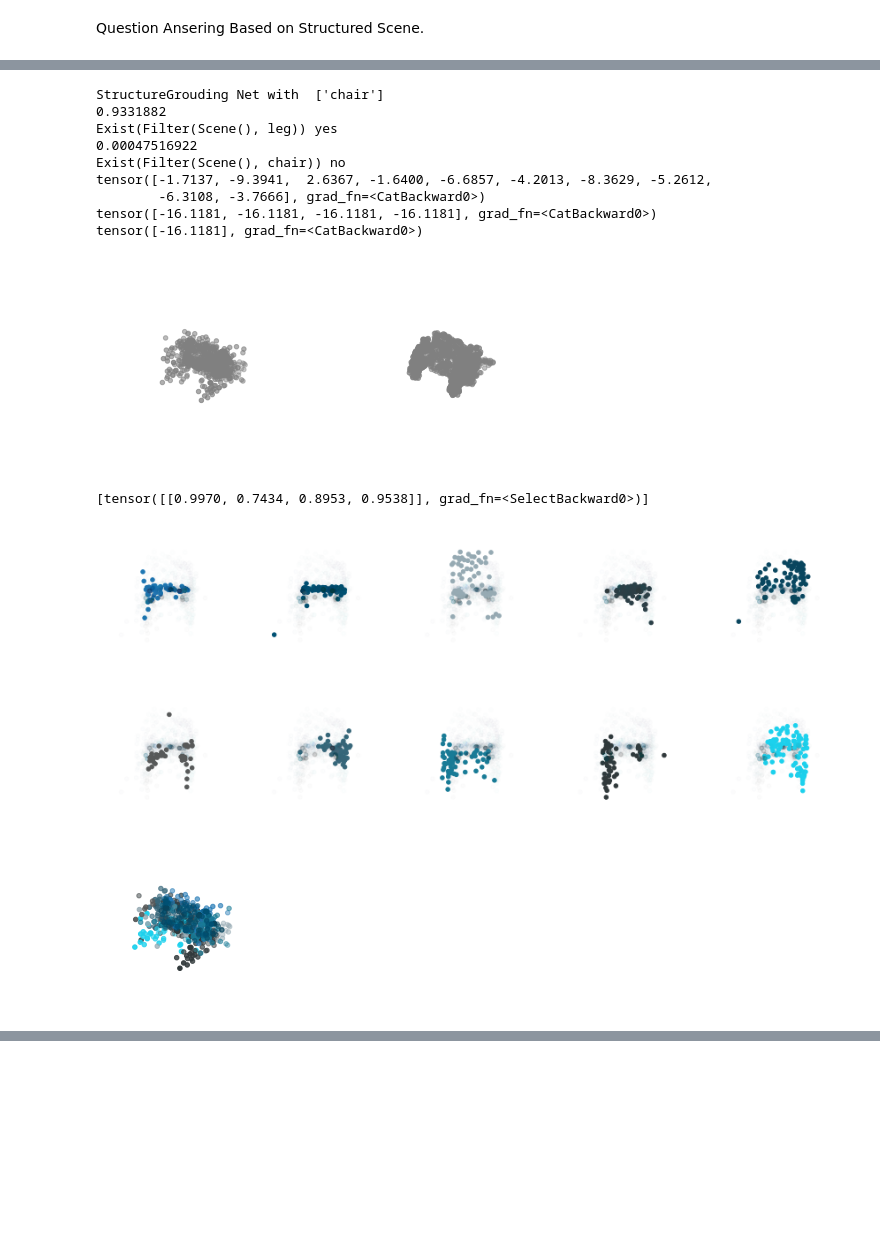
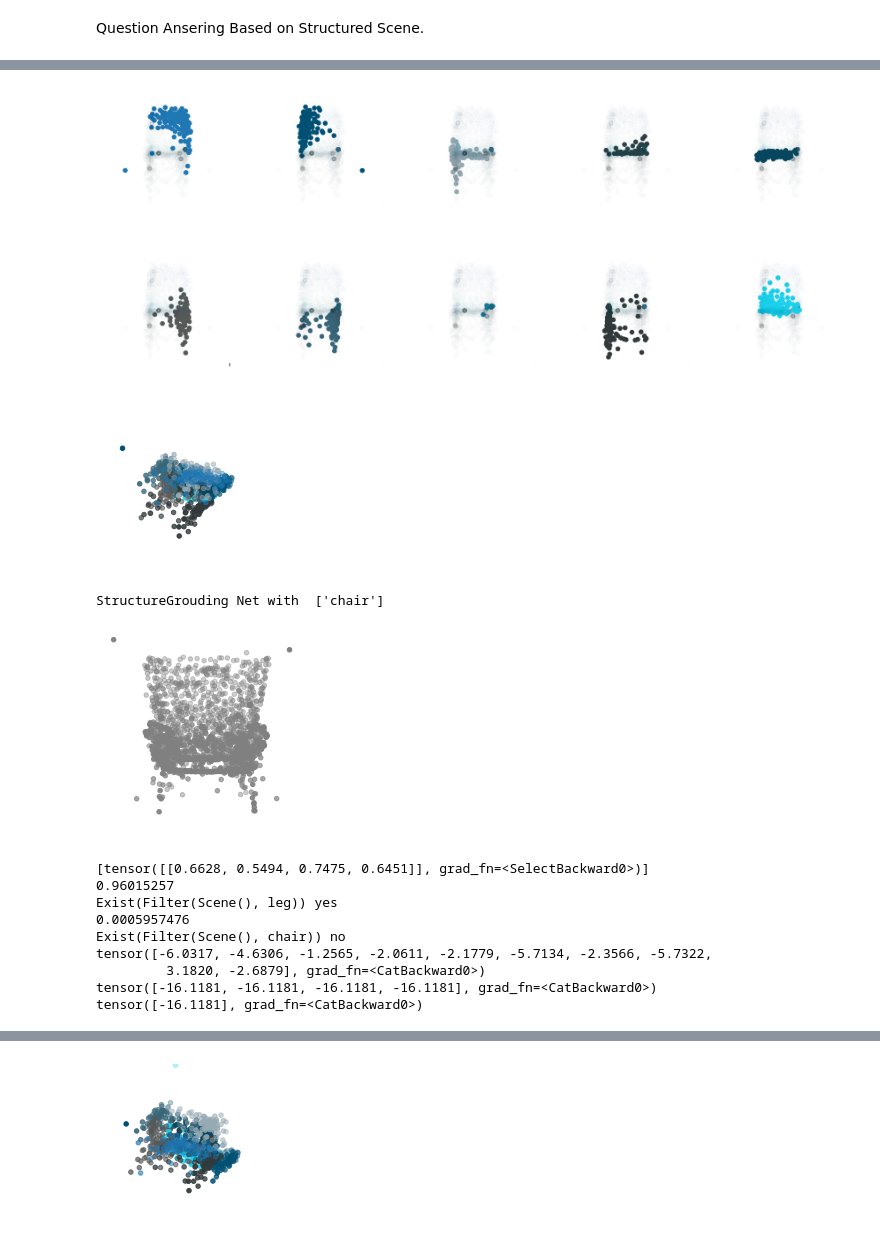
Before and after one commit to ZongjingLi/Hierarchical-Learner, a Jupyter notebook: HierarchyLearner/demoseq.ipynb, the cells around one changed output, grey strips where cells are left out. Drawn from its saved outputs; the diff is of its cells as text; code cells hidden in the pictures; blank space fills up the shorter version.

```diff
--- a/HierarchyLearner/demoseq.ipynb
+++ b/HierarchyLearner/demoseq.ipynb
@@ -289,7 +292,7 @@ model.perception.split_components = False
 args.freeze_perception = False
 
 unfreeze_parameters(model.perception)
-model = train(model, config, args, num_sample = 12, phase = "1")
+model = train(model, config, args, num_sample = 100, phase = "1")
 # %% [output]
 start the experiment: KFT query:[True]
 experiment config:
@@ -302,8 +307,10 @@ Epoch: 2373, Itrs: 28473 Loss: 1.9260859489440918 Percept:1.9047383069992065 Lan
 # %%
+visualize_pointcloud_components(components[0].detach())
+plt.show()
 
 train_dataset = StructureGroundingDataset(config, category = args.category, split = "train", phase = "1")
 
-train_dataset = torch.utils.data.Subset(train_dataset, list(range(10)))
+train_dataset = torch.utils.data.Subset(train_dataset, list(range(100)))
 dataloader = DataLoader(train_dataset, batch_size = int(args.batch_size), shuffle = args.shuffle)
 
 for sample in dataloader:
@@ -312,12 +319,19 @@ for sample in dataloader:
 
 model.perception.split_components = True
 outputs = model.perception(sample)
+components = outputs["components"]
 
 base_features = outputs["features"]
 base_features = model.feature2concept(base_features)
 
 visualize_pointcloud(input_pcs)
 #visualize_pointcloud_components(components[0].detach())
+
+
+plt.show()
+visualize_pointcloud_components(components[0].detach())
+print(connections)
+
 
 scene_struct = model.build_scene(base_features)
 
@@ -327,46 +341,43 @@ kwargs = {"features":features,
         "end":scores,
         "connections":connections}
 
 
 qa_programs = [
     "exist(filter(scene(),leg))",
     "exist(filter(scene(),chair))",
     "filter(scene(),leg)",
     ]
 answers = [
     "yes","no","na","na"
 ]
 
 language_loss = 0.0
 model.executor.effective_level = 1
 for i,q in enumerate(qa_programs):
         answer = answers[i]
 
         q = model.executor.parse(q)
 
 
         o = model.executor(q, **kwargs)
 
 
         if isinstance(o["end"],list):
             for item in o["end"]:print(item)
         else:
             print(o["end"].sigmoid().detach().numpy())
             print(q,answer)
-plt.show()
-visualize_pointcloud_components(components[0].detach())
-print(connections)
 # %% [output]
+[figure, new version]
+[figure, new version]
 StructureGrouding Net with  ['chair']
-0.9331882
-Exist(Filter(Scene(), leg)) yes
-0.00047516922
-Exist(Filter(Scene(), chair)) no
-tensor([-1.7137, -9.3941,  2.6367, -1.6400, -6.6857, -4.2013, -8.3629, -5.2612,
-        -6.3108, -3.7666], grad_fn=<CatBackward0>)
-tensor([-16.1181, -16.1181, -16.1181, -16.1181], grad_fn=<CatBackward0>)
-tensor([-16.1181], grad_fn=<CatBackward0>)
-[figure, old version]
+[figure, new version]
-[tensor([[0.9970, 0.7434, 0.8953, 0.9538]], grad_fn=<SelectBackward0>)]
+[tensor([[0.6628, 0.5494, 0.7475, 0.6451]], grad_fn=<SelectBackward0>)]
+0.96015257
+Exist(Filter(Scene(), leg)) yes
+0.0005957476
+Exist(Filter(Scene(), chair)) no
+tensor([-6.0317, -4.6306, -1.2565, -2.0611, -2.1779, -5.7134, -2.3566, -5.7322,
+         3.1820, -2.6879], grad_fn=<CatBackward0>)
+tensor([-16.1181, -16.1181, -16.1181, -16.1181], grad_fn=<CatBackward0>)
+tensor([-16.1181], grad_fn=<CatBackward0>)
-[figure, old version]
-[figure, old version]
@@ -372,0 +385 @@ tensor([-16.1181], grad_fn=<CatBackward0>)
+[figure, added]
```
Also changed, not shown: parts of 13 cells of this notebook, 10 other files.
